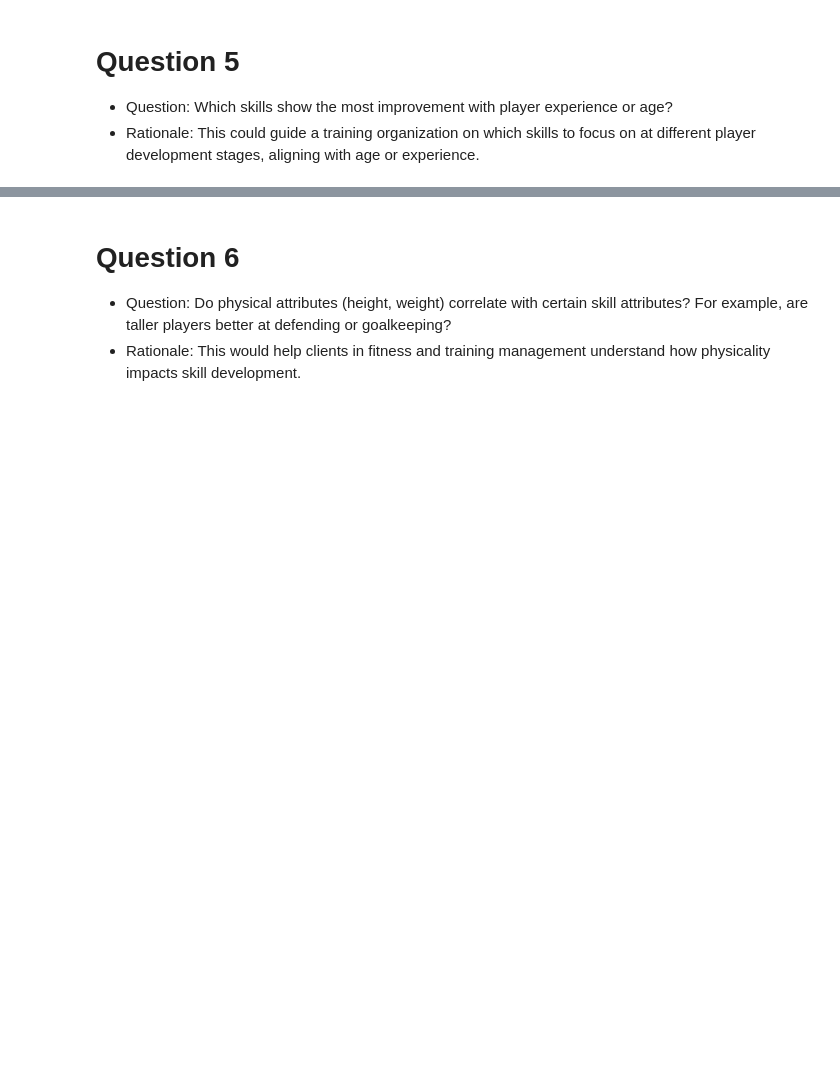
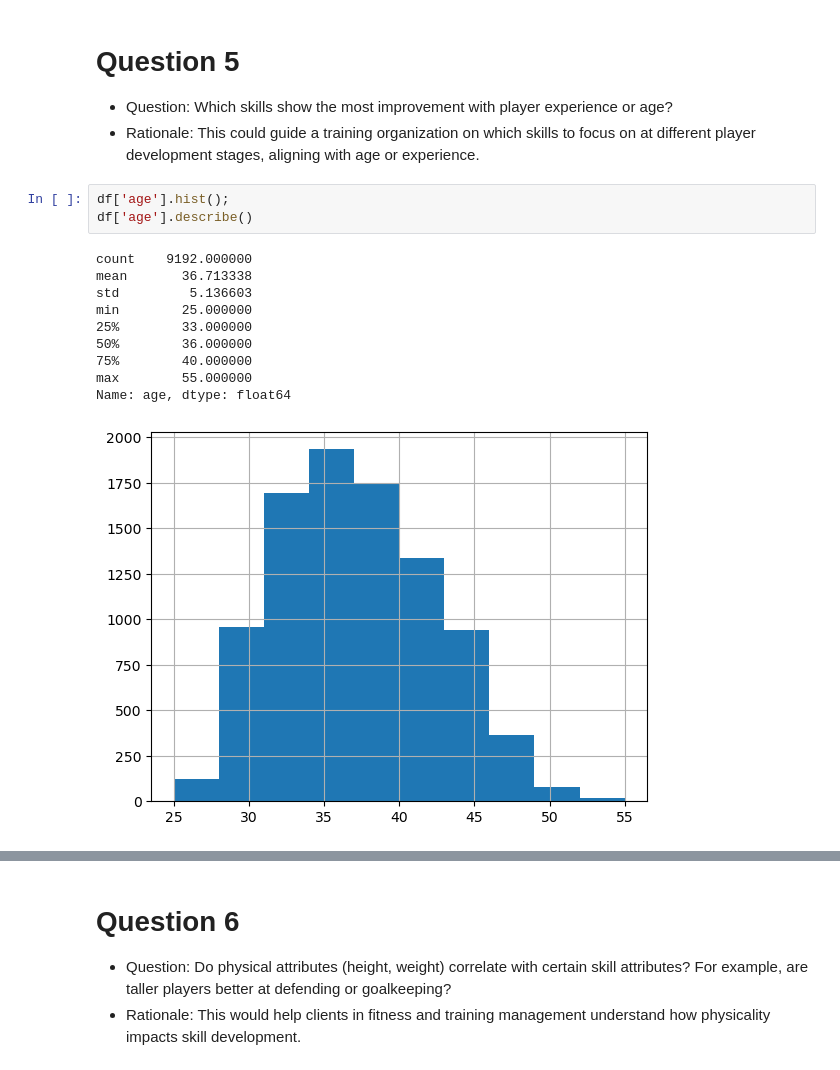
Before and after one commit to falba3/AdvancedDataAnalytics, a Jupyter notebook: notebooks/franco_questions3_5_6.ipynb, the cells around one changed output, grey strips where cells are left out. Saved outputs shown, nothing was run; the diff lists cells and outputs as text; blank space fills up the shorter version.

```diff
--- a/notebooks/franco_questions3_5_6.ipynb
+++ b/notebooks/franco_questions3_5_6.ipynb
@@ -453,3 +722,17 @@ dsa
 # Question 5
 * Question: Which skills show the most improvement with player experience or age?
 * Rationale: This could guide a training organization on which skills to focus on at different player development stages, aligning with age or experience.
+# %%
+df['age'].hist();
+df['age'].describe()
+# %% [output]
+count    9192.000000
+mean       36.713338
+std         5.136603
+min        25.000000
+25%        33.000000
+50%        36.000000
+75%        40.000000
+max        55.000000
+Name: age, dtype: float64
+[figure, added]
```
Also changed, not shown: parts of 52 cells of this notebook, 1 other file.
